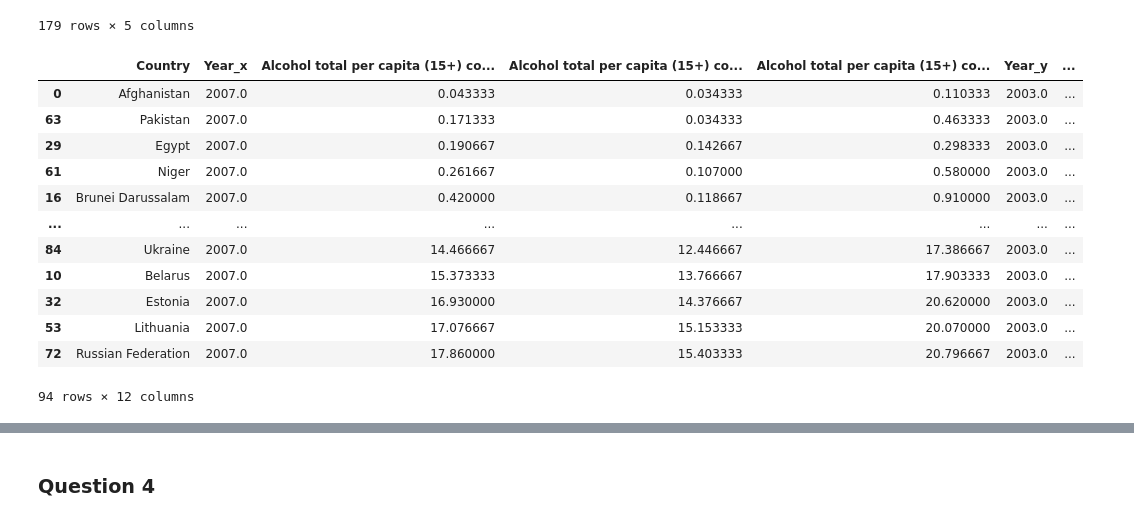
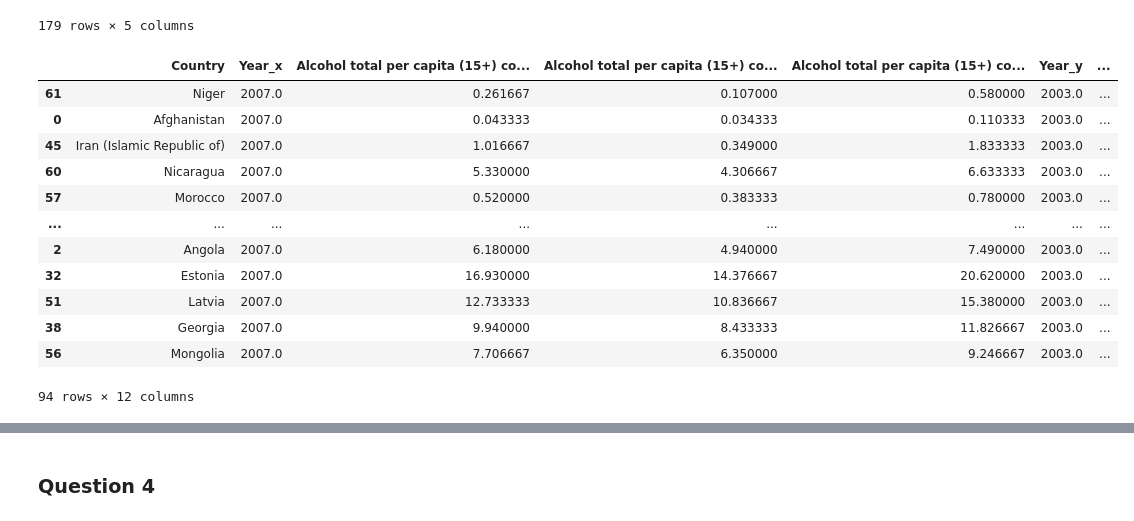
Before and after one commit to akirato0223/CS216_Project, a Jupyter notebook: Project Prototype/ProjectPrototypeAkira.ipynb, the cells around one changed output, grey strips where cells are left out. Cells and saved outputs as stored; diff of their text form; code cells hidden in the pictures.

```diff
--- a/Project Prototype/ProjectPrototypeAkira.ipynb
+++ b/Project Prototype/ProjectPrototypeAkira.ipynb
@@ -211,35 +211,34 @@ alcdata_2003
 # %%
 # df3 = alcdata_2007[alcdata_2007['Country'].isin(alcdata_2003['Country'])]
 merged = pd.merge(alcdata_2007, alcdata_2003, how='inner', on=['Country'])
 merged_sub = merged[merged["Alcohol total per capita (15+) consumption in liters (numeric)_x"] -
       merged["Alcohol total per capita (15+) consumption in liters (numeric)_y"] > 0]
 
 mor = Mortality.groupby("Location").agg({'Adult mortality rate': 'sum', 'ParentLocation': 'first'})
 
 
 all_merged_data = pd.merge(merged_sub, mor, how="inner", left_on = ['Country'], right_on=["Location"])
 all_merged_data
 grp = all_merged_data.groupby("ParentLocation").count()
 # g
-all_merged_data["diff"] = all_merged_data["Alcohol total per capita (15+) consumption in liters (numeric)_x"]
-- all_merged_data["Alcohol total per capita (15+) consumption in liters (numeric)_y"]
+all_merged_data["diff"] = all_merged_data["Alcohol total per capita (15+) consumption in liters (numeric)_x"] - all_merged_data["Alcohol total per capita (15+) consumption in liters (numeric)_y"]
 # grp
 sorted_diff_all_merged_data = all_merged_data.sort_values(by="diff")
 #top 5 countries where alcohol consumption increased from 2003 to 2007
 sorted_diff_all_merged_data
 # %% [output]
 |  | Country | Year_x | Alcohol total per capita (15+) co... | Alcohol total per capita (15+) co... | Alcohol total per capita (15+) co... | Year_y | ... |
+| 61 | Niger | 2007.0 | 0.261667 | 0.107000 | 0.580000 | 2003.0 | ... |
 | 0 | Afghanistan | 2007.0 | 0.043333 | 0.034333 | 0.110333 | 2003.0 | ... |
-| 63 | Pakistan | 2007.0 | 0.171333 | 0.034333 | 0.463333 | 2003.0 | ... |
-| 29 | Egypt | 2007.0 | 0.190667 | 0.142667 | 0.298333 | 2003.0 | ... |
-| 61 | Niger | 2007.0 | 0.261667 | 0.107000 | 0.580000 | 2003.0 | ... |
-| 16 | Brunei Darussalam | 2007.0 | 0.420000 | 0.118667 | 0.910000 | 2003.0 | ... |
+| 45 | Iran (Islamic Republic of) | 2007.0 | 1.016667 | 0.349000 | 1.833333 | 2003.0 | ... |
+| 60 | Nicaragua | 2007.0 | 5.330000 | 4.306667 | 6.633333 | 2003.0 | ... |
+| 57 | Morocco | 2007.0 | 0.520000 | 0.383333 | 0.780000 | 2003.0 | ... |
 | ... | ... | ... | ... | ... | ... | ... | ... |
-| 84 | Ukraine | 2007.0 | 14.466667 | 12.446667 | 17.386667 | 2003.0 | ... |
-| 10 | Belarus | 2007.0 | 15.373333 | 13.766667 | 17.903333 | 2003.0 | ... |
+| 2 | Angola | 2007.0 | 6.180000 | 4.940000 | 7.490000 | 2003.0 | ... |
 | 32 | Estonia | 2007.0 | 16.930000 | 14.376667 | 20.620000 | 2003.0 | ... |
-| 53 | Lithuania | 2007.0 | 17.076667 | 15.153333 | 20.070000 | 2003.0 | ... |
-| 72 | Russian Federation | 2007.0 | 17.860000 | 15.403333 | 20.796667 | 2003.0 | ... |
+| 51 | Latvia | 2007.0 | 12.733333 | 10.836667 | 15.380000 | 2003.0 | ... |
+| 38 | Georgia | 2007.0 | 9.940000 | 8.433333 | 11.826667 | 2003.0 | ... |
+| 56 | Mongolia | 2007.0 | 7.706667 | 6.350000 | 9.246667 | 2003.0 | ... |
 94 rows × 12 columns
 # %%
 mor_2003 = Mortality[Mortality["Period"] == 2003]
```
Also changed, not shown: parts of 3 cells of this notebook.
